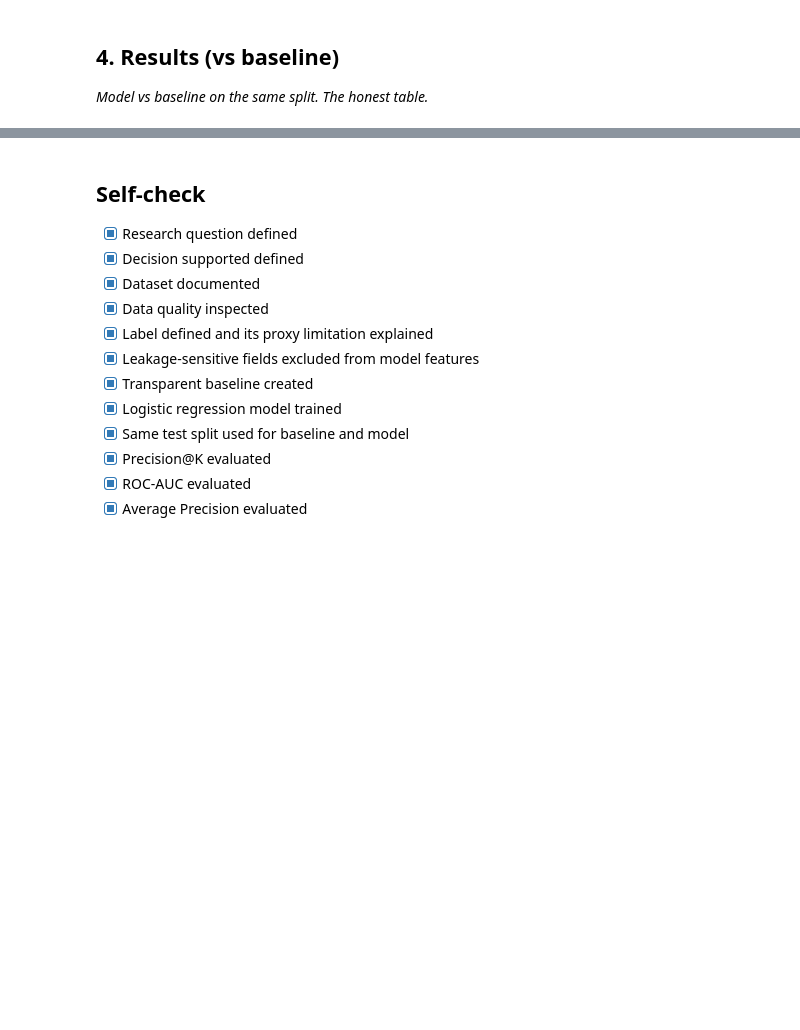
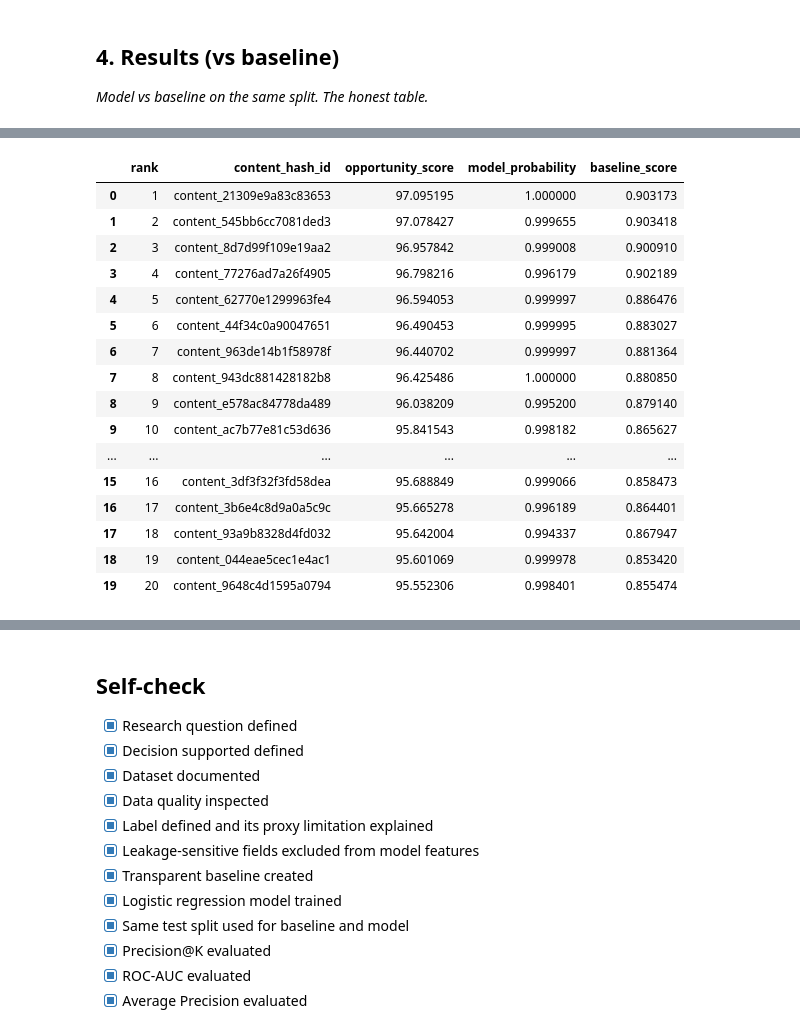
Before and after one commit to khadijaMajeed16/flyrank-machine-learning, a Jupyter notebook: work/notebooks/capstone.ipynb, the cells around one changed output, grey strips where cells are left out. Saved outputs shown, nothing was run; the diff lists cells and outputs as text; code cells hidden in the pictures; blank space fills up the shorter version.

```diff
--- a/work/notebooks/capstone.ipynb
+++ b/work/notebooks/capstone.ipynb
@@ -1006,0 +707,51 @@ These artifacts provide the evidence behind the research paper's methodology, re
+# %%
+dataset["model_probability"] = model.predict_proba(
+    dataset[feature_cols]
+)[:, 1]
+
+dataset["opportunity_score"] = (
+    100
+    * (
+        0.70 * dataset["model_probability"]
+        + 0.30 * dataset["baseline_score"]
+    )
+)
+
+ranked = dataset.sort_values(
+    "opportunity_score",
+    ascending=False
+).reset_index(drop=True)
+
+ranked["rank"] = (
+    np.arange(1, len(ranked) + 1)
+)
+
+display(
+    ranked[
+        [
+            "rank",
+            "content_hash_id",
+            "opportunity_score",
+            "model_probability",
+            "baseline_score"
+        ]
+    ].head(20)
+)
+# %% [output]
+|  | rank | content_hash_id | opportunity_score | model_probability | baseline_score |
+| 0 | 1 | content_21309e9a83c83653 | 97.095195 | 1.000000 | 0.903173 |
+| 1 | 2 | content_545bb6cc7081ded3 | 97.078427 | 0.999655 | 0.903418 |
+| 2 | 3 | content_8d7d99f109e19aa2 | 96.957842 | 0.999008 | 0.900910 |
+| 3 | 4 | content_77276ad7a26f4905 | 96.798216 | 0.996179 | 0.902189 |
+| 4 | 5 | content_62770e1299963fe4 | 96.594053 | 0.999997 | 0.886476 |
+| 5 | 6 | content_44f34c0a90047651 | 96.490453 | 0.999995 | 0.883027 |
+| 6 | 7 | content_963de14b1f58978f | 96.440702 | 0.999997 | 0.881364 |
+| 7 | 8 | content_943dc881428182b8 | 96.425486 | 1.000000 | 0.880850 |
+| 8 | 9 | content_e578ac84778da489 | 96.038209 | 0.995200 | 0.879140 |
+| 9 | 10 | content_ac7b77e81c53d636 | 95.841543 | 0.998182 | 0.865627 |
+| ... | ... | ... | ... | ... | ... |
+| 15 | 16 | content_3df3f32f3fd58dea | 95.688849 | 0.999066 | 0.858473 |
+| 16 | 17 | content_3b6e4c8d9a0a5c9c | 95.665278 | 0.996189 | 0.864401 |
+| 17 | 18 | content_93a9b8328d4fd032 | 95.642004 | 0.994337 | 0.867947 |
+| 18 | 19 | content_044eae5cec1e4ac1 | 95.601069 | 0.999978 | 0.853420 |
+| 19 | 20 | content_9648c4d1595a0794 | 95.552306 | 0.998401 | 0.855474 |
```
Also changed, not shown: parts of 55 cells of this notebook.
